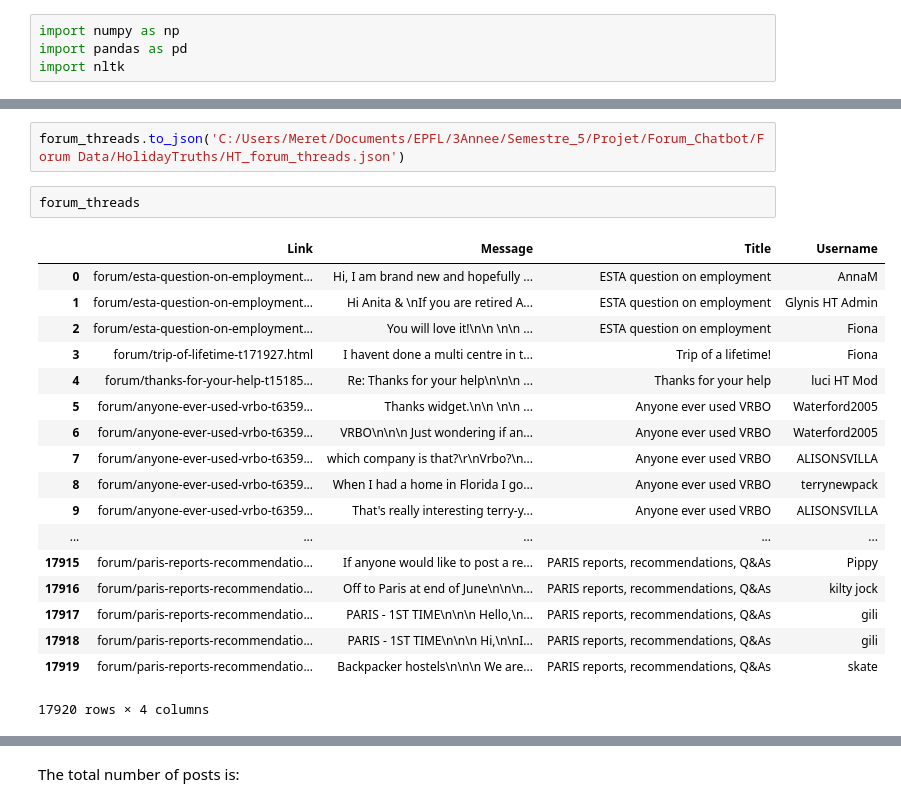
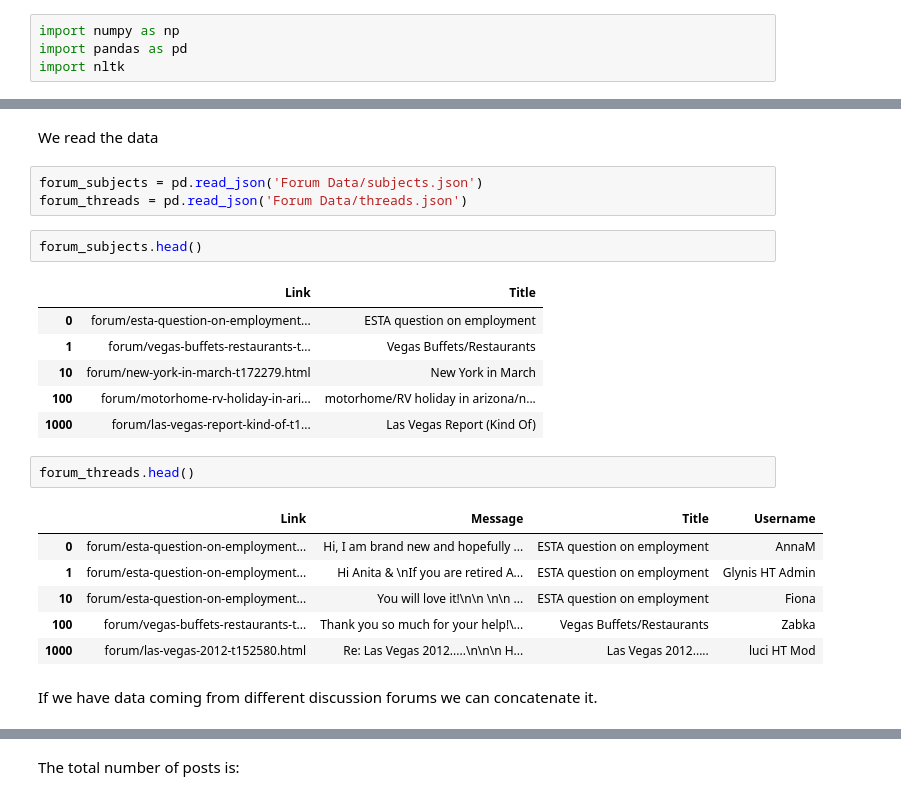
Before and after one commit to chili-epfl/chatModular, a Jupyter notebook: Python/JupyterNotebooks/Create pkl files.ipynb, the cells around one changed output, grey strips where cells are left out. Drawn from its saved outputs; the diff is of its cells as text.

```diff
--- a/Python/JupyterNotebooks/Create pkl files.ipynb
+++ b/Python/JupyterNotebooks/Create pkl files.ipynb
@@ -68,23 +7,25 @@ inter_threads = america_forum_threads.drop(['Replies', 'Timestamp'], axis=1).app
-# %%
-forum_threads.to_json('C:/Users/Meret/Documents/EPFL/3Annee/Semestre_5/Projet/Forum_Chatbot/Forum Data/HolidayTruths/HT_forum_threads.json')
+# %% [markdown]
+We read the data
+# %%
+forum_subjects = pd.read_json('Forum Data/subjects.json')
+forum_threads = pd.read_json('Forum Data/threads.json')
+# %%
+forum_subjects.head()
+# %% [output]
+|  | Link | Title |
+| 0 | forum/esta-question-on-employment... | ESTA question on employment |
+| 1 | forum/vegas-buffets-restaurants-t... | Vegas Buffets/Restaurants |
+| 10 | forum/new-york-in-march-t172279.html | New York in March |
+| 100 | forum/motorhome-rv-holiday-in-ari... | motorhome/RV holiday in arizona/n... |
+| 1000 | forum/las-vegas-report-kind-of-t1... | Las Vegas Report (Kind Of) |
 # %%
-forum_threads
+forum_threads.head()
 # %% [output]
 |  | Link | Message | Title | Username |
 | 0 | forum/esta-question-on-employment... | Hi, I am brand new and hopefully ... | ESTA question on employment | AnnaM |
 | 1 | forum/esta-question-on-employment... | Hi Anita & \nIf you are retired A... | ESTA question on employment | Glynis HT Admin |
-| 2 | forum/esta-question-on-employment... | You will love it!\n\n \n\n ... | ESTA question on employment | Fiona |
-| 3 | forum/trip-of-lifetime-t171927.html | I havent done a multi centre in t... | Trip of a lifetime! | Fiona |
-| 4 | forum/thanks-for-your-help-t15185... | Re: Thanks for your help\n\n\n ... | Thanks for your help | luci HT Mod |
-| 5 | forum/anyone-ever-used-vrbo-t6359... | Thanks widget.\n\n \n\n ... | Anyone ever used VRBO | Waterford2005 |
-| 6 | forum/anyone-ever-used-vrbo-t6359... | VRBO\n\n\n Just wondering if an... | Anyone ever used VRBO | Waterford2005 |
-| 7 | forum/anyone-ever-used-vrbo-t6359... | which company is that?\r\nVrbo?\n... | Anyone ever used VRBO | ALISONSVILLA |
-| 8 | forum/anyone-ever-used-vrbo-t6359... | When I had a home in Florida I go... | Anyone ever used VRBO | terrynewpack |
-| 9 | forum/anyone-ever-used-vrbo-t6359... | That's really interesting terry-y... | Anyone ever used VRBO | ALISONSVILLA |
-| ... | ... | ... | ... | ... |
-| 17915 | forum/paris-reports-recommendatio... | If anyone would like to post a re... | PARIS reports, recommendations, Q&As | Pippy |
-| 17916 | forum/paris-reports-recommendatio... | Off to Paris at end of June\n\n\n... | PARIS reports, recommendations, Q&As | kilty jock |
-| 17917 | forum/paris-reports-recommendatio... | PARIS - 1ST TIME\n\n\n Hello,\n... | PARIS reports, recommendations, Q&As | gili |
-| 17918 | forum/paris-reports-recommendatio... | PARIS - 1ST TIME\n\n\n Hi,\n\nI... | PARIS reports, recommendations, Q&As | gili |
-| 17919 | forum/paris-reports-recommendatio... | Backpacker hostels\n\n\n We are... | PARIS reports, recommendations, Q&As | skate |
+| 10 | forum/esta-question-on-employment... | You will love it!\n\n \n\n ... | ESTA question on employment | Fiona |
+| 100 | forum/vegas-buffets-restaurants-t... | Thank you so much for your help!\... | Vegas Buffets/Restaurants | Zabka |
+| 1000 | forum/las-vegas-2012-t152580.html | Re: Las Vegas 2012.....\n\n\n H... | Las Vegas 2012..... | luci HT Mod |
-17920 rows × 4 columns
+# %% [markdown]
+If we have data coming from different discussion forums we can concatenate it.
```
Also changed, not shown: parts of 57 cells of this notebook, 1 other file.
